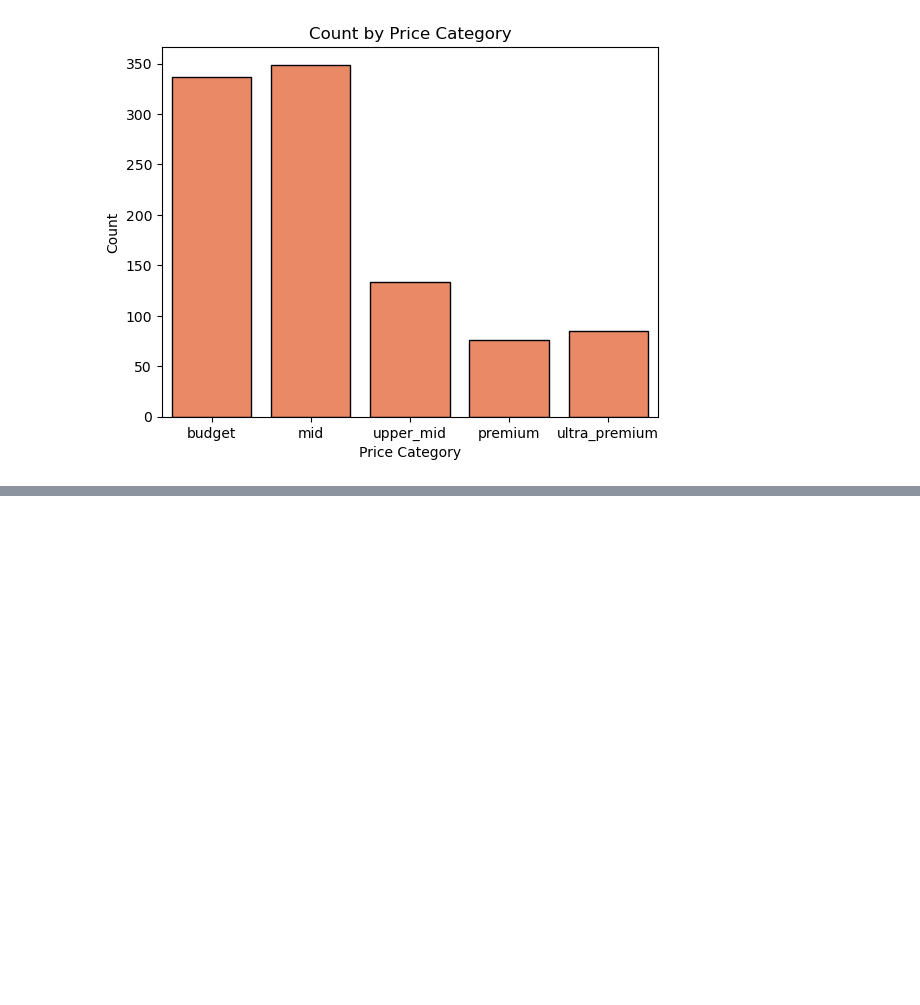
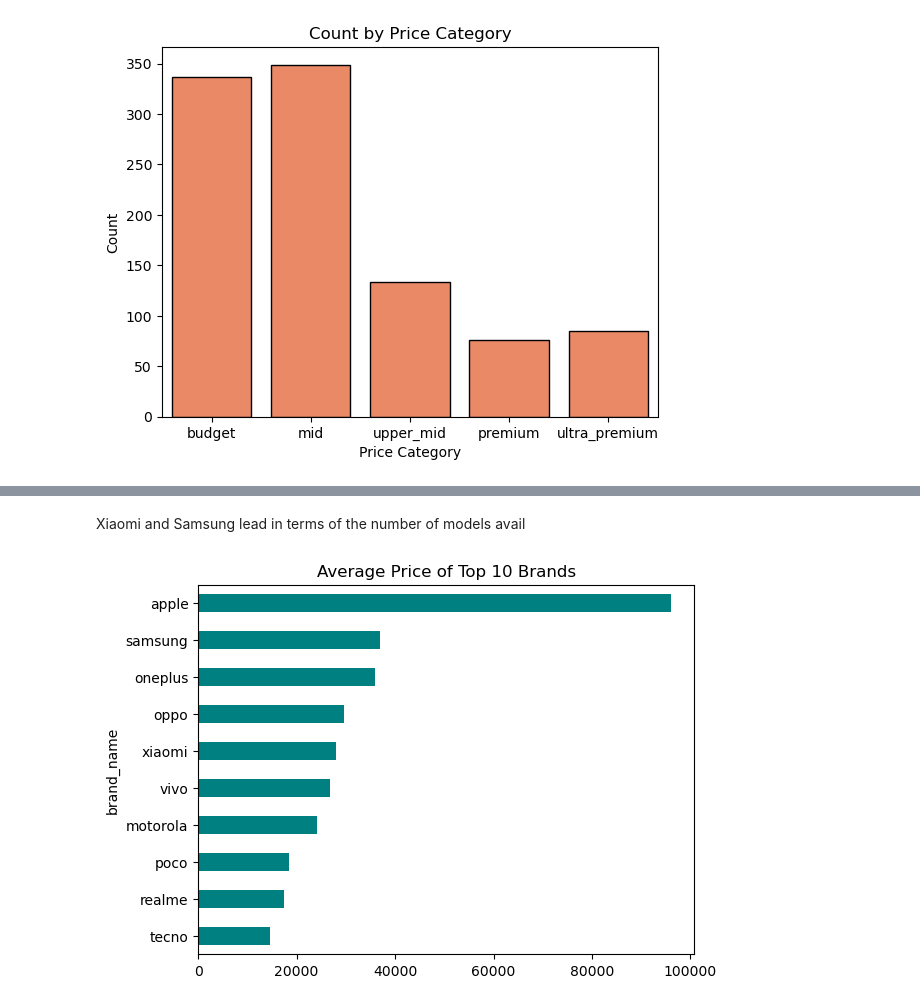
Before and after one commit to mhdxshahiq/smartphone_data_analysis, a Jupyter notebook: project.ipynb, the cells around one changed output, grey strips where cells are left out. Saved outputs shown, nothing was run; the diff lists cells and outputs as text; code cells hidden in the pictures; blank space fills up the shorter version.

```diff
--- a/project.ipynb
+++ b/project.ipynb
@@ -174,0 +183,10 @@ plt.show()
+# %% [markdown]
+Xiaomi and Samsung lead in terms of the number of models avail
+# %%
+top_10_brands = data['brand_name'].value_counts().head(10).index
+avg_price = data[data['brand_name'].isin(top_10_brands)].groupby('brand_name')['price'].mean().sort_values()
+avg_price.plot(kind='barh', color='teal')
+plt.title('Average Price of Top 10 Brands')
+plt.show()
+# %% [output]
+[figure, added]
```
Also changed, not shown: parts of 12 cells of this notebook.
